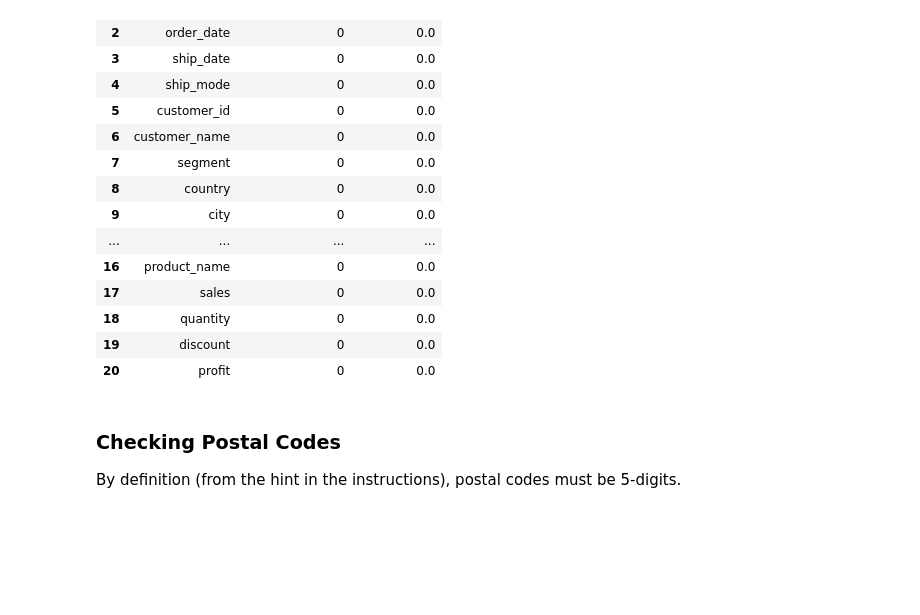
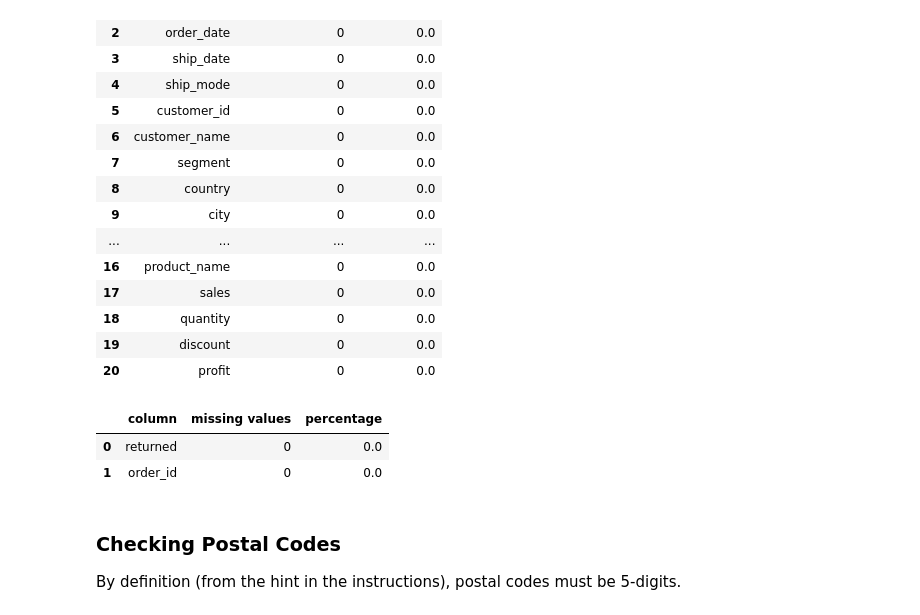
Before and after one commit to bienn2147/lab_act2_main, a Jupyter notebook: notebooks/DSA4156_Lab2_Template.ipynb, the cells around one changed output. Drawn from its saved outputs; the diff is of its cells as text; code cells hidden in the pictures; blank space fills up the shorter version.

```diff
--- a/notebooks/DSA4156_Lab2_Template.ipynb
+++ b/notebooks/DSA4156_Lab2_Template.ipynb
@@ -41,7 +41,7 @@ from sqlalchemy import create_engine, text
 from sqlalchemy import types as sa_types
 
 DATA_DIR = Path("data")
-DW_URL = os.getenv("DW_URL", "postgresql+psycopg2://postgres:<>@localhost:5432/superstore_dw")
+DW_URL = os.getenv("DW_URL", "postgresql+psycopg2://postgres:<password>@localhost:5432/superstore_dw")
 
 engine = create_engine(DW_URL, future=True)
 
@@ -517,6 +491,12 @@ report_missing_vals(orders)
 | 18 | quantity | 0 | 0.0 |
 | 19 | discount | 0 | 0.0 |
 | 20 | profit | 0 | 0.0 |
+# %%
+report_missing_vals(returns_df)
+# %% [output]
+|  | column | missing values | percentage |
+| 0 | returned | 0 | 0.0 |
+| 1 | order_id | 0 | 0.0 |
 # %% [markdown]
 ### **Checking Postal Codes**
 By definition (from the hint in the instructions), postal codes must be 5-digits.
```
Also changed, not shown: parts of 15 cells of this notebook, 1 other file.
